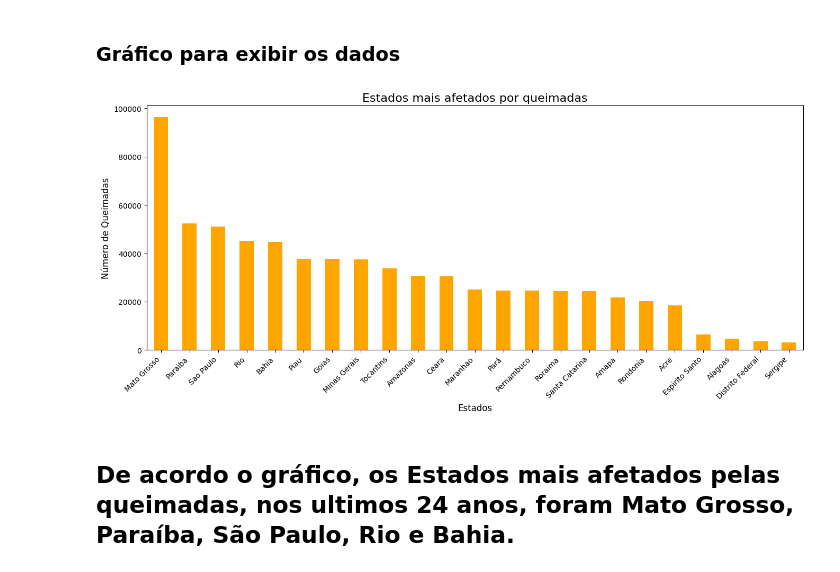
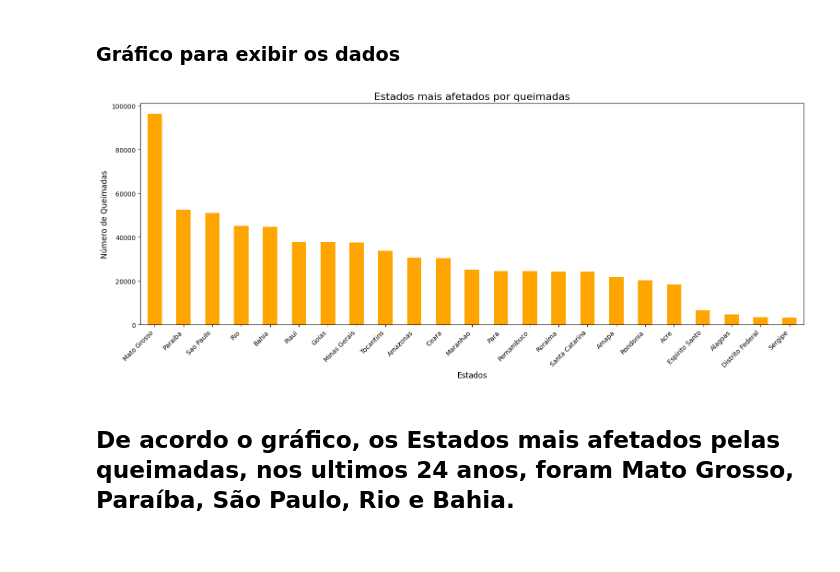
Before and after one commit to TalyssonN/Anlise-de-Dados, a Jupyter notebook: Incêndios Florestais no Brasil.ipynb, the cells around one changed output. Saved outputs shown, nothing was run; the diff lists cells and outputs as text; code cells hidden in the pictures.

```diff
--- a/Incêndios Florestais no Brasil.ipynb
+++ b/Incêndios Florestais no Brasil.ipynb
@@ -133,22 +133,22 @@ print(agrupar_decrescente)
 # %%
 # Agrupando por estado e somando o número de queimadas
 queimadas_por_estado = df.groupby('state')['number'].sum().sort_values(ascending=False)
 
 # Plotando o gráfico de barras
-plt.figure(figsize=(16,6))
+plt.figure(figsize=(18,6))
+
+queimadas_por_estado.plot(kind='bar', color='orange')
 plt.subplots_adjust(left=0.1, right=0.9, top=0.9, bottom=0.1)
-queimadas_por_estado.plot(kind='bar', color='orange')
-
 # Título e rótulos do gráfico
 plt.title('Estados mais afetados por queimadas', fontsize=16)
 plt.xlabel('Estados', fontsize=12)
 plt.ylabel('Número de Queimadas', fontsize=12)
 plt.xticks(rotation=45, ha='right')
 
 # Exibir o gráfico
 plt.show()
 # %% [output]
-[figure, old version]
+[figure, new version]
 # %% [markdown]
 <H2>De acordo o gráfico, os Estados mais afetados pelas queimadas, nos ultimos 24 anos, foram Mato Grosso, Paraíba, São Paulo, Rio e Bahia.</H2>
 # %% [markdown]
```
Also changed, not shown: parts of 5 cells of this notebook.
